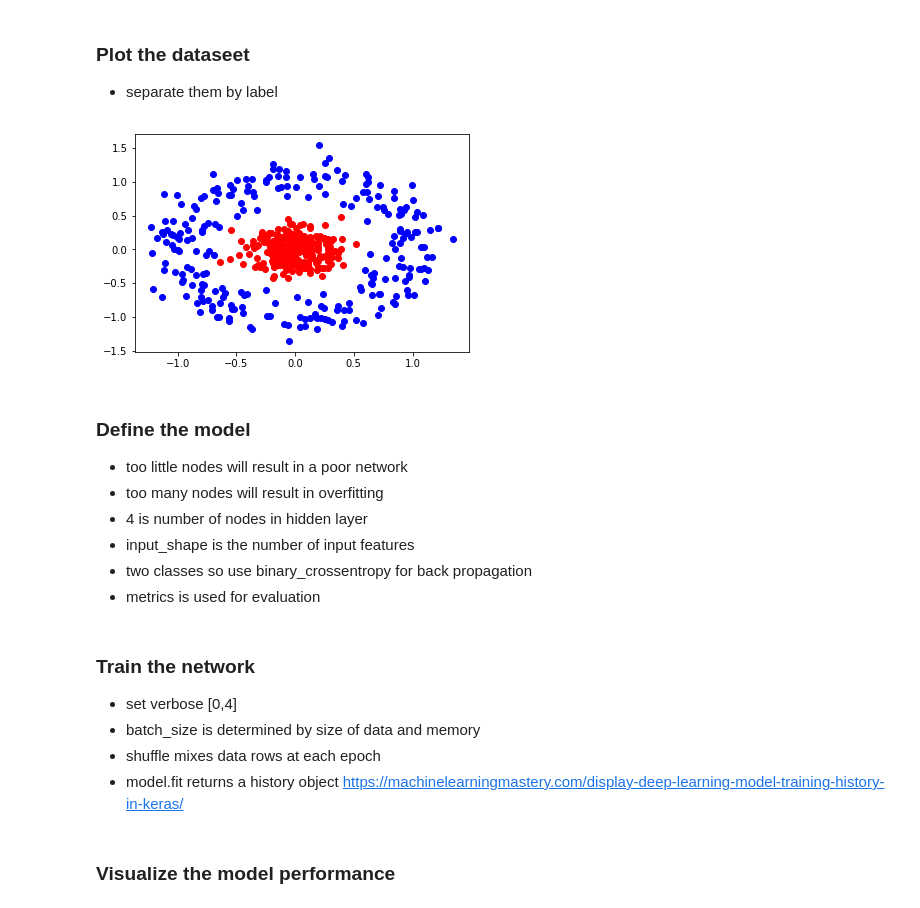
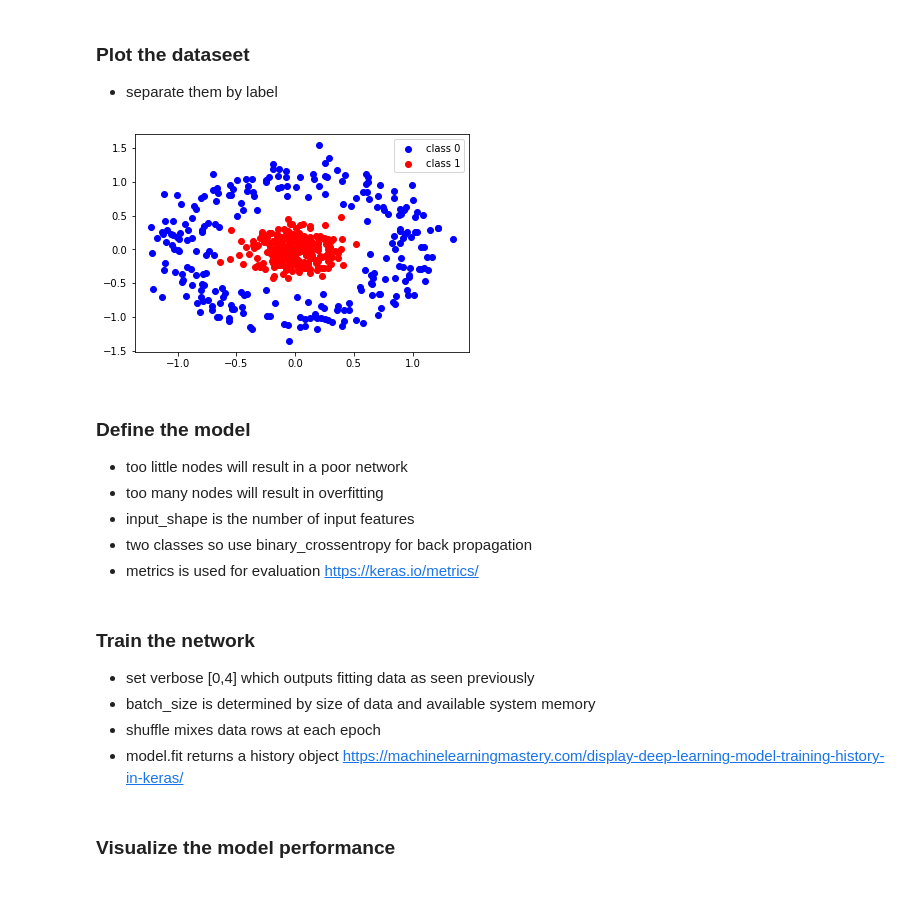
Before and after one commit to darrahts/deeplearning, a Jupyter notebook: kerasBinaryMLP.ipynb, the cells around one changed output. Drawn from its saved outputs; the diff is of its cells as text; code cells hidden in the pictures.

```diff
--- a/kerasBinaryMLP.ipynb
+++ b/kerasBinaryMLP.ipynb
@@ -41,17 +51,17 @@ print(y[0:5])
 # %%
 plt.scatter(X[y==0, 0], X[y==0, 1], color='blue')
 plt.scatter(X[y==1, 0], X[y==1, 1], color='red')
+plt.legend(["class 0", "class 1"])
 plt.show()
 # %% [output]
-[figure, old version]
+[figure, new version]
 # %% [markdown]
 ### Define the model
 - too little nodes will result in a poor network
 - too many nodes will result in overfitting
-- 4 is number of nodes in hidden layer
 - input_shape is the number of input features
 - two classes so use binary_crossentropy for back propagation
-- metrics is used for evaluation
+- metrics is used for evaluation https://keras.io/metrics/
 # %%
 model =  Sequential()
 #hidden layer
@@ -61,8 +71,8 @@ model.add(Dense(1, activation='sigmoid'))
 model.compile(Adam(lr=0.03), 'binary_crossentropy', metrics=['accuracy'])
 # %% [markdown]
 ### Train the network
-- set verbose [0,4]
-- batch_size is determined by size of data and memory
+- set verbose [0,4] which outputs fitting data as seen previously
+- batch_size is determined by size of data and available system memory
 - shuffle mixes data rows at each epoch
 - model.fit returns a history object https://machinelearningmastery.com/display-deep-learning-model-training-history-in-keras/
 # %%
```
Also changed, not shown: parts of 10 cells of this notebook.
